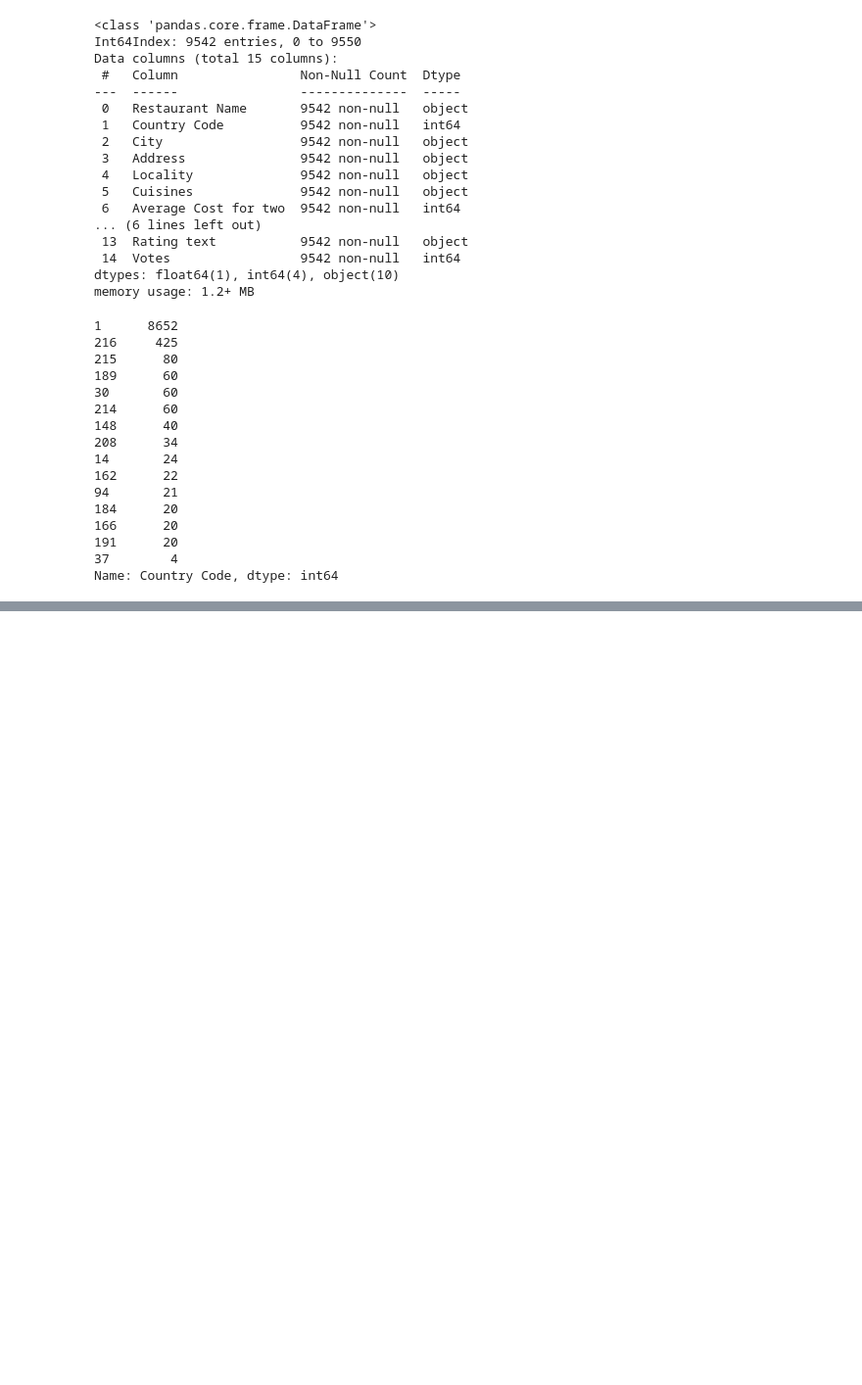
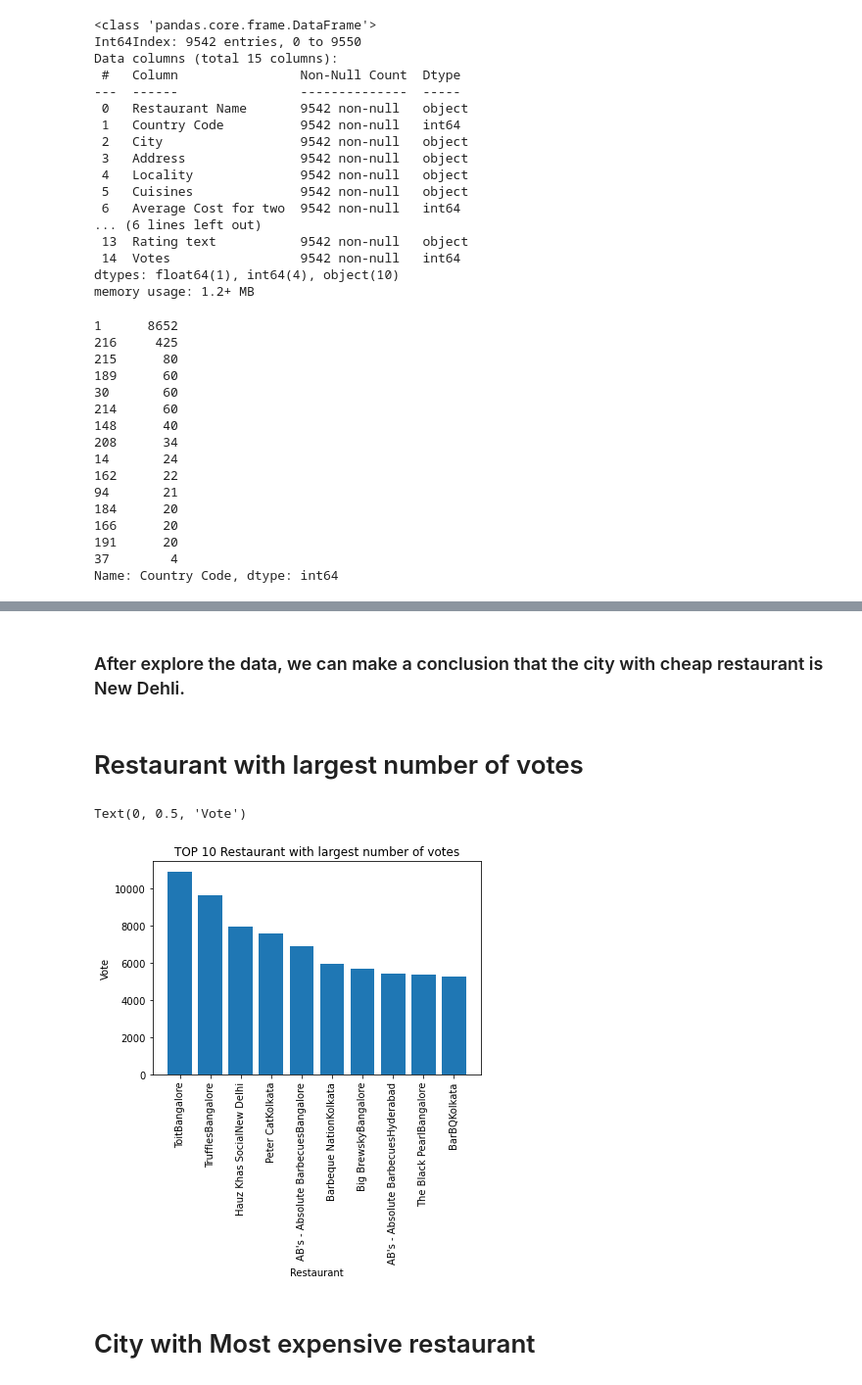
Before and after one commit to kaminithakur1995/pyhton, a Jupyter notebook: Zomato Restaurant.ipynb, the cells around one changed output, grey strips where cells are left out. Shown: that part at 98% size. Drawn from its saved outputs; the diff is of its cells as text; code cells hidden in the pictures; blank space fills up the shorter version.

```diff
--- a/Zomato Restaurant.ipynb
+++ b/Zomato Restaurant.ipynb
@@ -155,0 +154,18 @@ ValueError: shape mismatch: objects cannot be broadcast to a single shape
+# %% [markdown]
+### After explore the data, we can make a conclusion that the city with cheap restaurant is New Dehli.
+# %% [markdown]
+# Restaurant with largest number of votes
+# %%
+###Restaurant with largest number of votes
+votes=zomato[['Restaurant Name','Votes','City']][zomato['Country Code']==1]
+votes.sort_values(by='Votes',ascending=False,inplace=True)
+plt.bar(height=votes['Votes'][0:10],x=votes['Restaurant Name'][0:10]+votes['City'][0:10])
+plt.title('TOP 10 Restaurant with largest number of votes')
+plt.xticks(rotation=90)
+plt.xlabel('Restaurant')
+plt.ylabel('Vote')
+# %% [output]
+Text(0, 0.5, 'Vote')
+[figure, added]
+# %% [markdown]
+# City with  Most expensive restaurant
```
Also changed, not shown: parts of 23 cells of this notebook.
